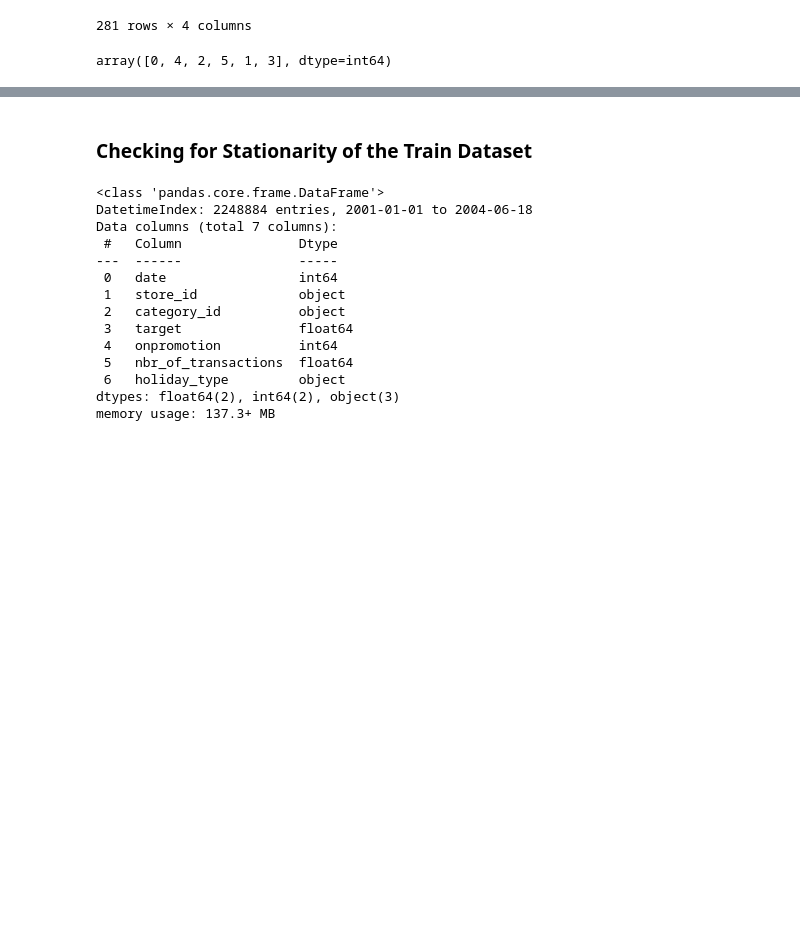
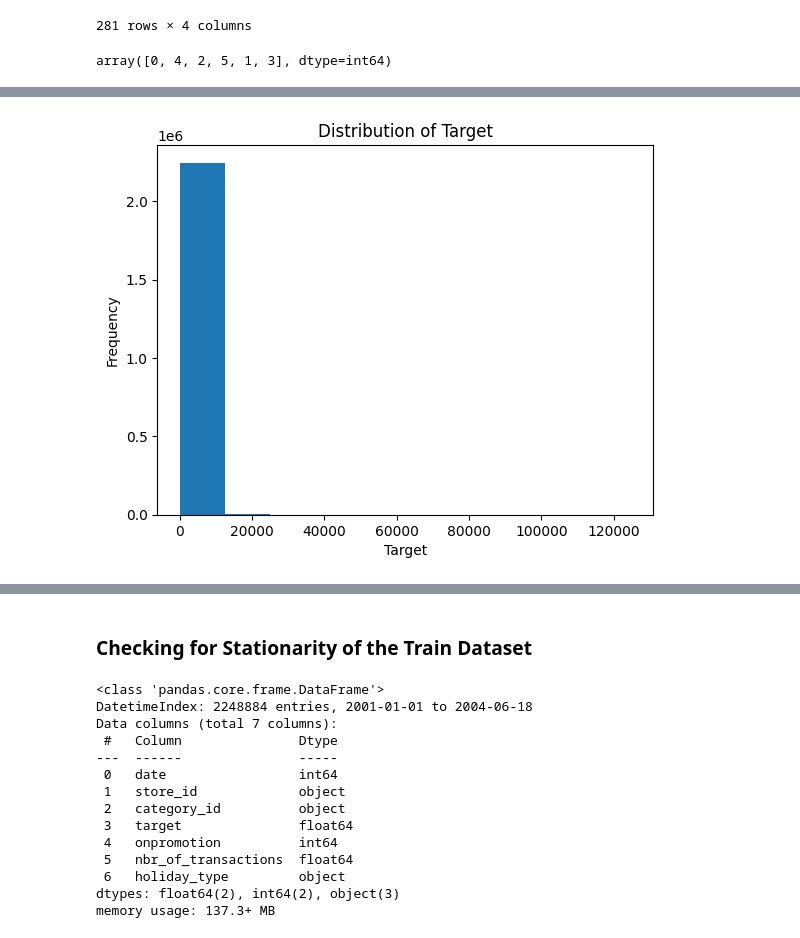
Before and after one commit to Gilbert-B/Forecasting-Sales, a Jupyter notebook: notebook/Sales_Forecast.ipynb, the cells around one changed output, grey strips where cells are left out. Cells and saved outputs as stored; diff of their text form; code cells hidden in the pictures; blank space fills up the shorter version.

```diff
--- a/notebook/Sales_Forecast.ipynb
+++ b/notebook/Sales_Forecast.ipynb
@@ -740,0 +745,4 @@ indexedtrain
+# %%
+# Create a new column 'Holiday' based on the condition
+indexedtrain['Holiday'] = indexedtrain['holiday_type'].apply(lambda x: 0 if x == 'WD' else 1)
+indexedtrain
@@ -740,0 +787,9 @@ indexedtrain
+# %%
+# Histogram of 'target'
+indexedtrain['target'].plot(kind='hist')
+plt.xlabel('Target')
+plt.ylabel('Frequency')
+plt.title('Distribution of Target')
+plt.show()
+# %% [output]
+[figure, added]
```
Also changed, not shown: parts of 38 cells of this notebook.
